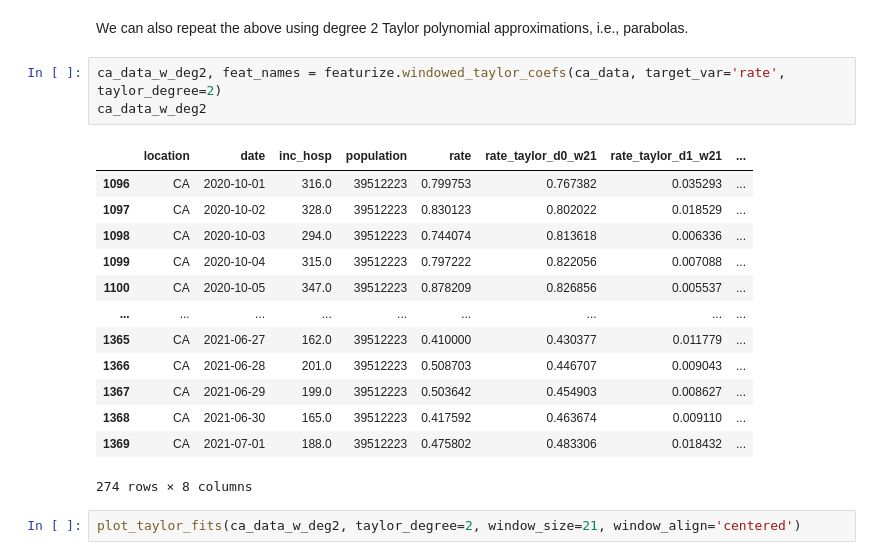
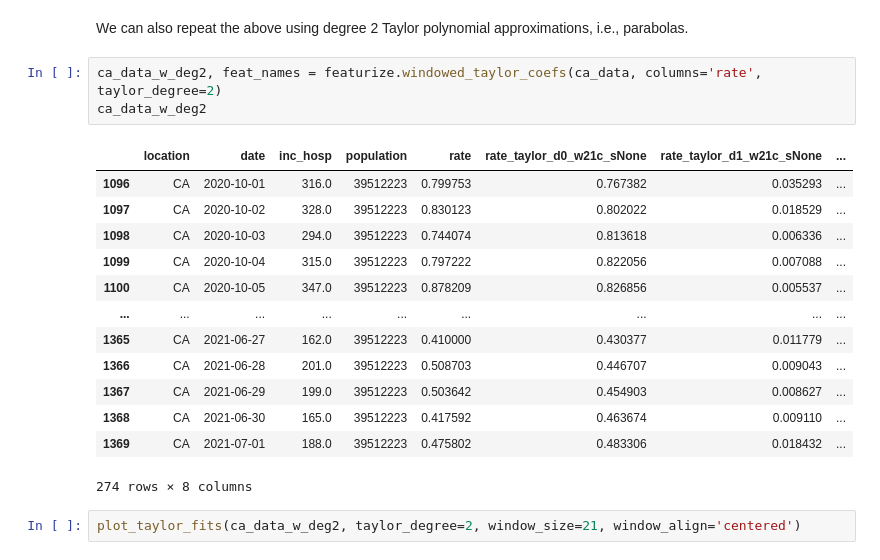
Before and after one commit to reichlab/timeseriesutils, a Jupyter notebook: demo.ipynb, the cells around one changed output. Cells and saved outputs as stored; diff of their text form.

```diff
--- a/demo.ipynb
+++ b/demo.ipynb
@@ -122,10 +127,10 @@ plot_taylor_fits(ca_data_w_deg1, taylor_degree=1, window_size=21, window_align='
 # %% [markdown]
 We can also repeat the above using degree 2 Taylor polynomial approximations, i.e., parabolas.
 # %%
-ca_data_w_deg2, feat_names = featurize.windowed_taylor_coefs(ca_data, target_var='rate', taylor_degree=2)
+ca_data_w_deg2, feat_names = featurize.windowed_taylor_coefs(ca_data, columns='rate', taylor_degree=2)
 ca_data_w_deg2
 # %% [output]
-|  | location | date | inc_hosp | population | rate | rate_taylor_d0_w21 | rate_taylor_d1_w21 | ... |
+|  | location | date | inc_hosp | population | rate | rate_taylor_d0_w21c_sNone | rate_taylor_d1_w21c_sNone | ... |
 | 1096 | CA | 2020-10-01 | 316.0 | 39512223 | 0.799753 | 0.767382 | 0.035293 | ... |
 | 1097 | CA | 2020-10-02 | 328.0 | 39512223 | 0.830123 | 0.802022 | 0.018529 | ... |
 | 1098 | CA | 2020-10-03 | 294.0 | 39512223 | 0.744074 | 0.813618 | 0.006336 | ... |
```
Also changed, not shown: parts of 16 cells of this notebook, 1 other file.
